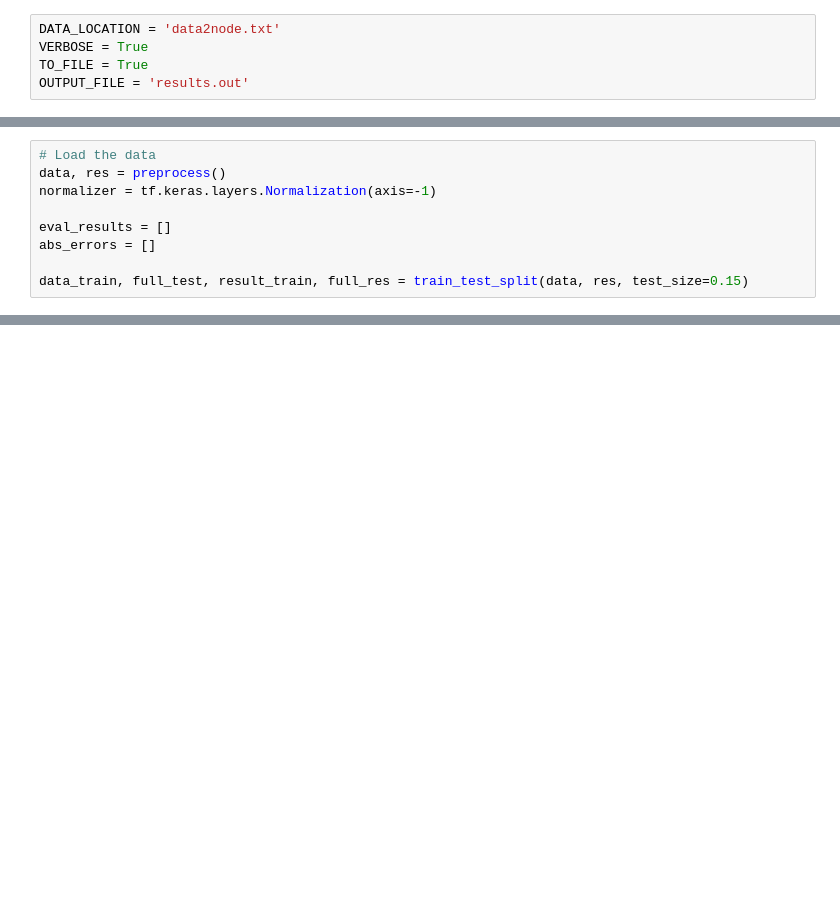
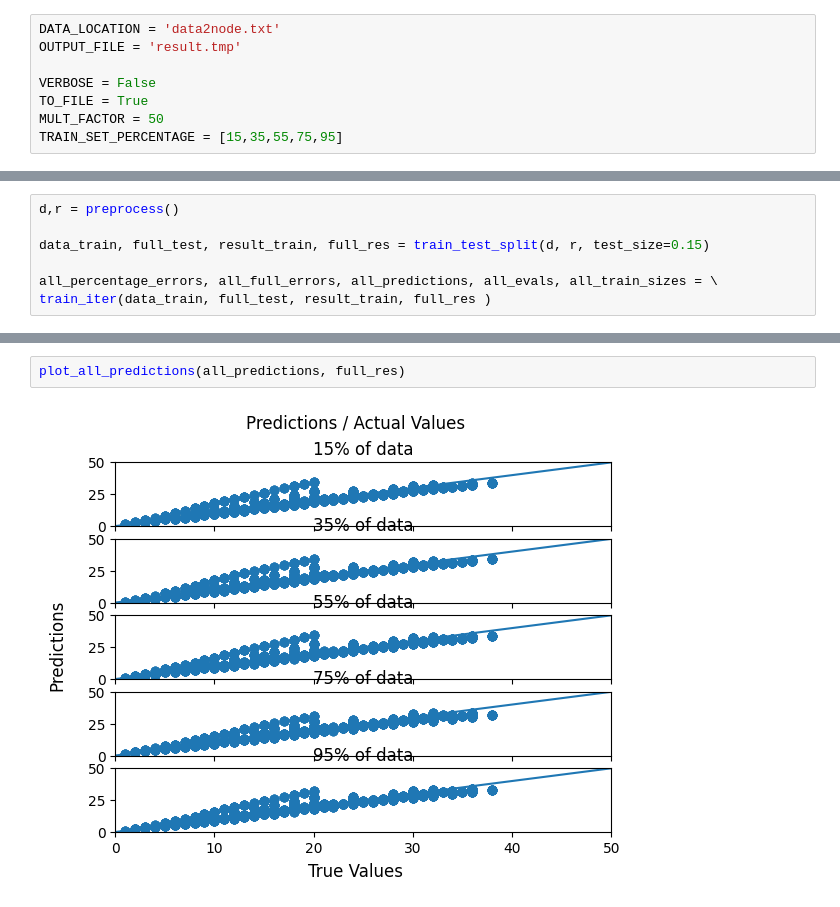
Before and after one commit to JachymPutta/kiterml, a Jupyter notebook: tn_nn.ipynb, the cells around one changed output, grey strips where cells are left out. Drawn from its saved outputs; the diff is of its cells as text; blank space fills up the shorter version.

```diff
--- a/tn_nn.ipynb
+++ b/tn_nn.ipynb
@@ -1,8 +1,11 @@
 # %%
 DATA_LOCATION = 'data2node.txt'
-VERBOSE = True
+OUTPUT_FILE = 'result.tmp'
+
+VERBOSE = False
 TO_FILE = True
-OUTPUT_FILE = 'results.out'
+MULT_FACTOR = 50
+TRAIN_SET_PERCENTAGE = [15,35,55,75,95]
 # %%
 import numpy as np
 np.set_printoptions(precision=3, suppress=True)
@@ -91,10 +114 @@ def plot_error(error):
-# %%
-# Load the data
-data, res = preprocess()
-normalizer = tf.keras.layers.Normalization(axis=-1)
-
-eval_results = []
-abs_errors = []
-
-data_train, full_test, result_train, full_res = train_test_split(data, res, test_size=0.15)
 # %%
@@ -168,0 +177,7 @@ plot_loss(history)
+# %%
+d,r = preprocess()
+
+data_train, full_test, result_train, full_res = train_test_split(d, r, test_size=0.15)
+
+all_percentage_errors, all_full_errors, all_predictions, all_evals, all_train_sizes = \
+train_iter(data_train, full_test, result_train, full_res )
@@ -168,0 +214,4 @@ plot_loss(history)
+# %%
+plot_all_predictions(all_predictions, full_res)
+# %% [output]
+[figure, added]
```
Also changed, not shown: parts of 8 cells of this notebook, 2 other files.
